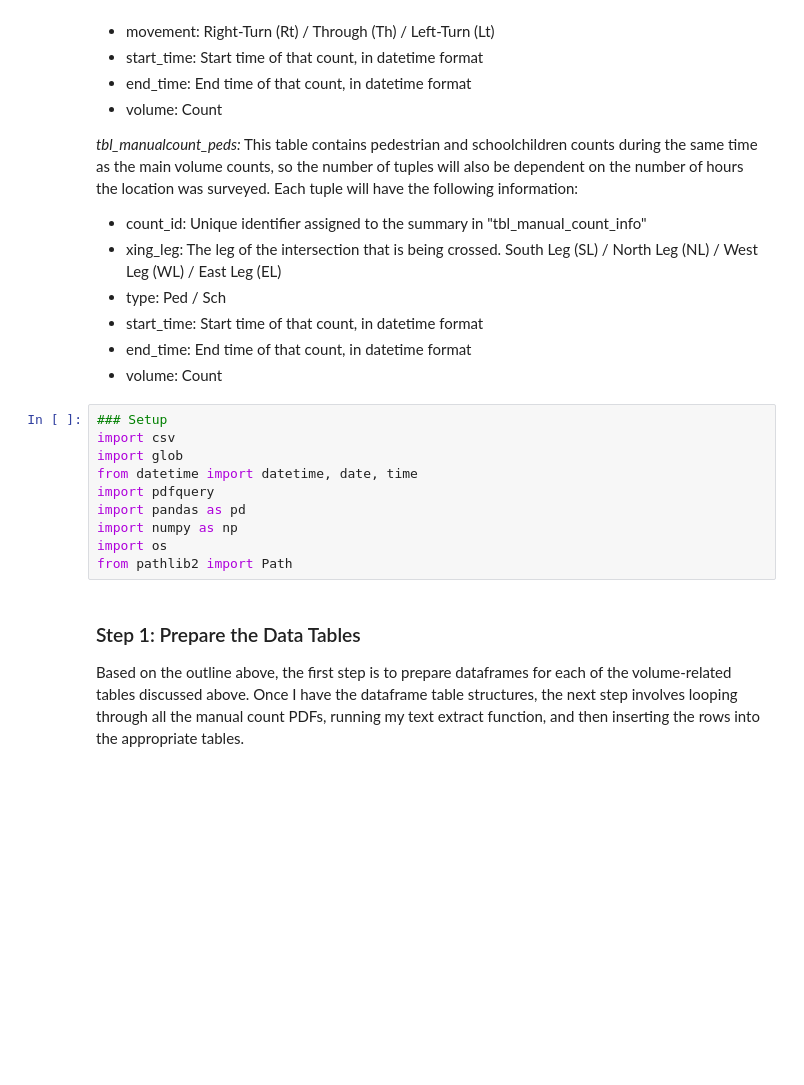
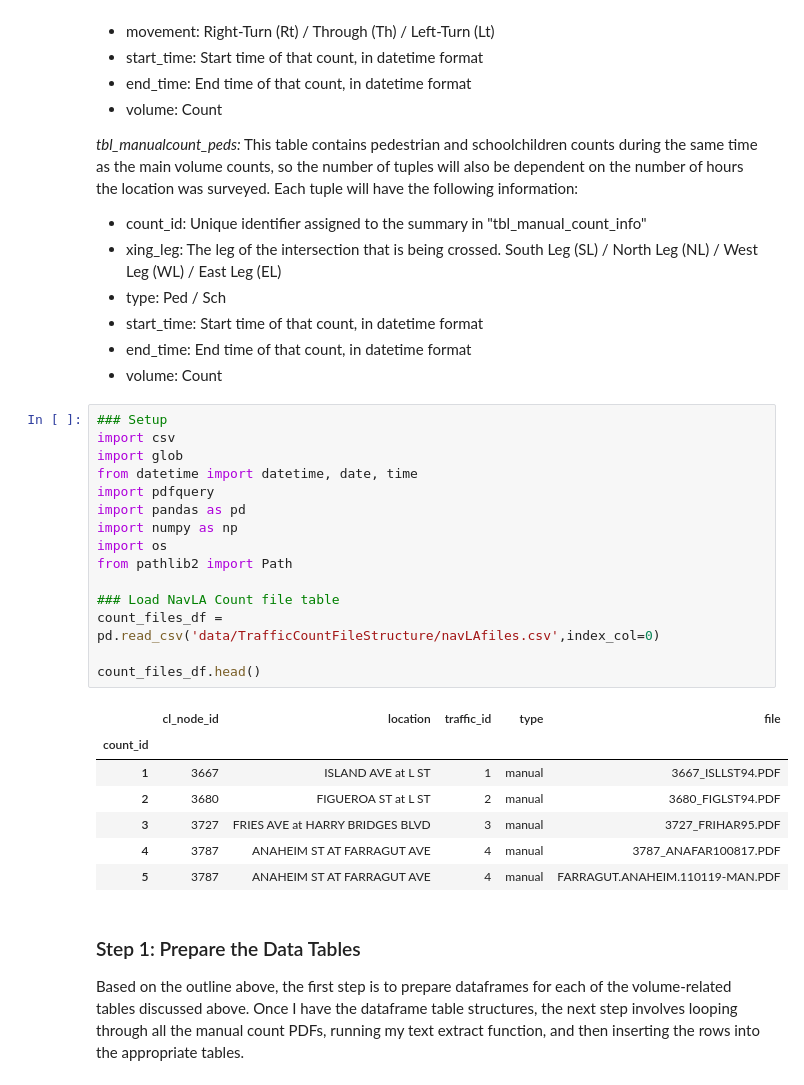
Before and after one commit to black-tea/vehicle-vol-pdf-scrape, a Jupyter notebook: vol-pdf-scrape-part-2.ipynb, the cells around one changed output. Cells and saved outputs as stored; diff of their text form; blank space fills up the shorter version.

Commit message:
new data batch

```diff
--- a/vol-pdf-scrape-part-2.ipynb
+++ b/vol-pdf-scrape-part-2.ipynb
@@ -69,13 +69,26 @@ The final problem included taking the scraped text from the bounding boxes and r
 # %%
 ### Setup
 import csv
 import glob
 from datetime import datetime, date, time
 import pdfquery
 import pandas as pd
 import numpy as np
 import os
 from pathlib2 import Path
+
+### Load NavLA Count file table
+count_files_df = pd.read_csv('data/TrafficCountFileStructure/navLAfiles.csv',index_col=0)
+
+count_files_df.head()
+# %% [output]
+|  | cl_node_id | location | traffic_id | type | file |
+| count_id |  |  |  |  |  |
+| 1 | 3667 | ISLAND AVE at L ST | 1 | manual | 3667_ISLLST94.PDF |
+| 2 | 3680 | FIGUEROA ST at L ST | 2 | manual | 3680_FIGLST94.PDF |
+| 3 | 3727 | FRIES AVE at HARRY BRIDGES BLVD | 3 | manual | 3727_FRIHAR95.PDF |
+| 4 | 3787 | ANAHEIM ST AT FARRAGUT AVE | 4 | manual | 3787_ANAFAR100817.PDF |
+| 5 | 3787 | ANAHEIM ST AT FARRAGUT AVE | 4 | manual | FARRAGUT.ANAHEIM.110119-MAN.PDF |
 # %% [markdown]
 ### Step 1: Prepare the Data Tables
 Based on the outline above, the first step is to prepare dataframes for each of the volume-related tables discussed above. Once I have the dataframe table structures, the next step involves looping through all the manual count PDFs, running my text extract function, and then inserting the rows into the appropriate tables.
```
Also changed, not shown: parts of 4 cells of this notebook, 23 other files.
